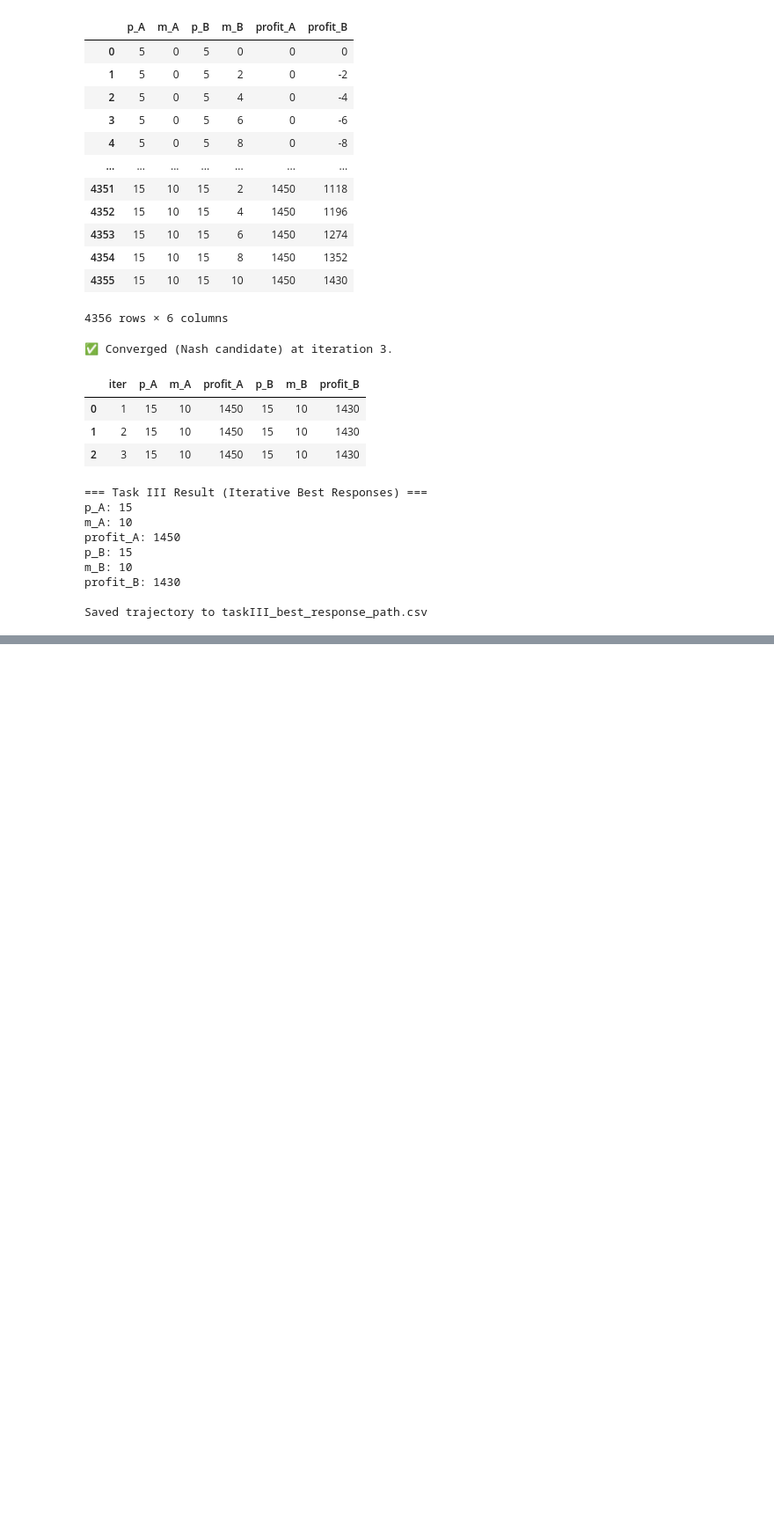
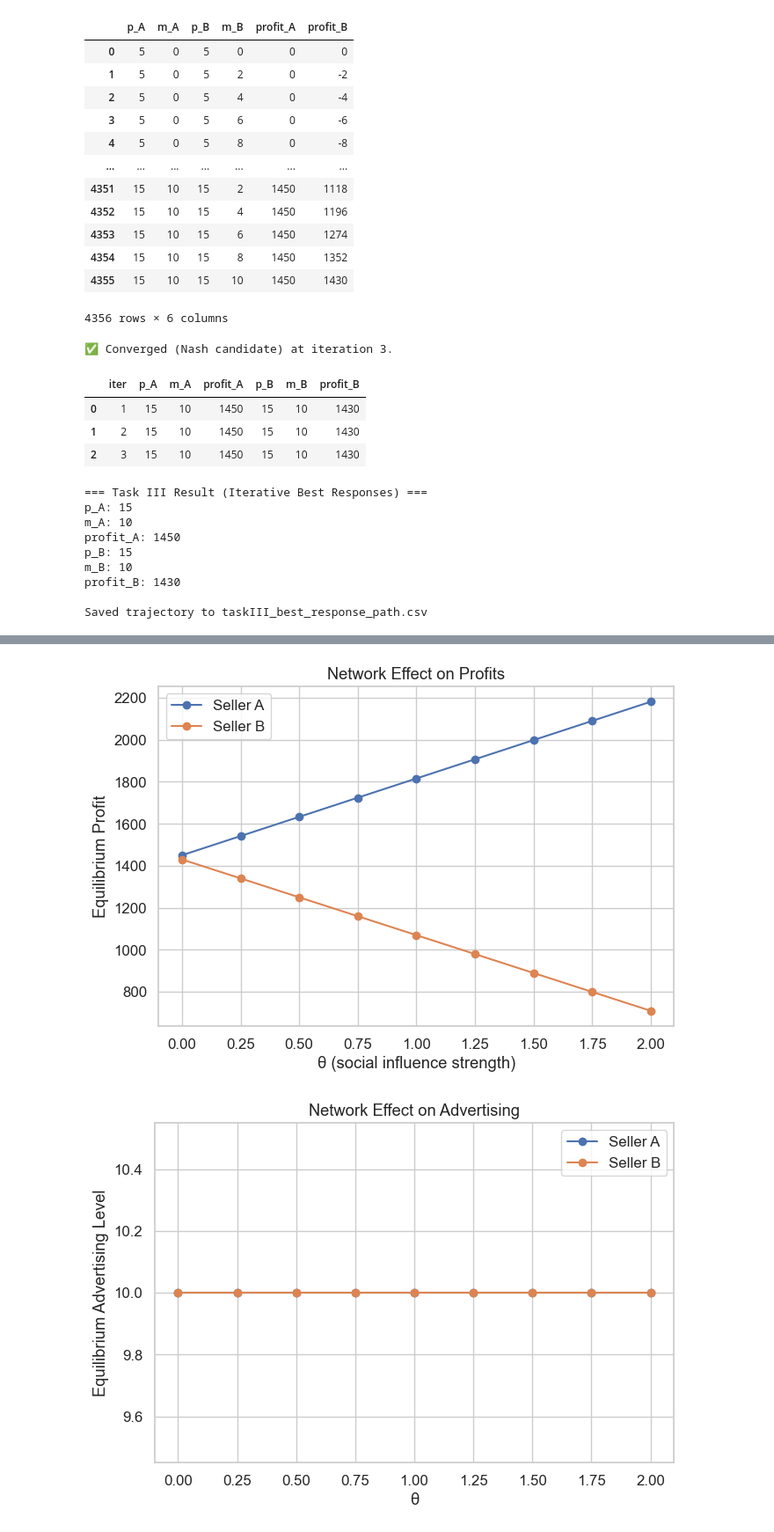
Before and after one commit to ParsaHaghighatgoo/adversell, a Jupyter notebook: main.ipynb, the cells around one changed output, grey strips where cells are left out. Shown: that part at 88% size. Saved outputs shown, nothing was run; the diff lists cells and outputs as text; code cells hidden in the pictures; blank space fills up the shorter version.

```diff
--- a/main.ipynb
+++ b/main.ipynb
@@ -405,0 +722,33 @@ Saved trajectory to taskIII_best_response_path.csv
+# %%
+# Ensure comp_asym exists
+assert "theta" in comp_asym.columns, "comp_asym table not found"
+
+# --- Profits vs θ ---
+plt.figure(figsize=(7,5))
+plt.plot(comp_asym["theta"], comp_asym["profit_A"], marker="o", label="Seller A")
+plt.plot(comp_asym["theta"], comp_asym["profit_B"], marker="o", label="Seller B")
+plt.xlabel("θ (social influence strength)")
+plt.ylabel("Equilibrium Profit")
+plt.title("Network Effect on Profits")
+plt.legend(); plt.tight_layout(); plt.show()
+
+# --- Advertising vs θ ---
+plt.figure(figsize=(7,5))
+plt.plot(comp_asym["theta"], comp_asym["m_A"], marker="o", label="Seller A")
+plt.plot(comp_asym["theta"], comp_asym["m_B"], marker="o", label="Seller B")
+plt.xlabel("θ")
+plt.ylabel("Equilibrium Advertising Level")
+plt.title("Network Effect on Advertising")
+plt.legend(); plt.tight_layout(); plt.show()
+
+# --- Price vs θ ---
+plt.figure(figsize=(7,5))
+plt.plot(comp_asym["theta"], comp_asym["p_A"], marker="o", label="Seller A")
+plt.plot(comp_asym["theta"], comp_asym["p_B"], marker="o", label="Seller B")
+plt.xlabel("θ")
+plt.ylabel("Equilibrium Price")
+plt.title("Network Effect on Price")
+plt.legend(); plt.tight_layout(); plt.show()
+# %% [output]
+[figure, added]
+[figure, added]
```
Also changed, not shown: parts of 20 cells of this notebook, 2 other files.
